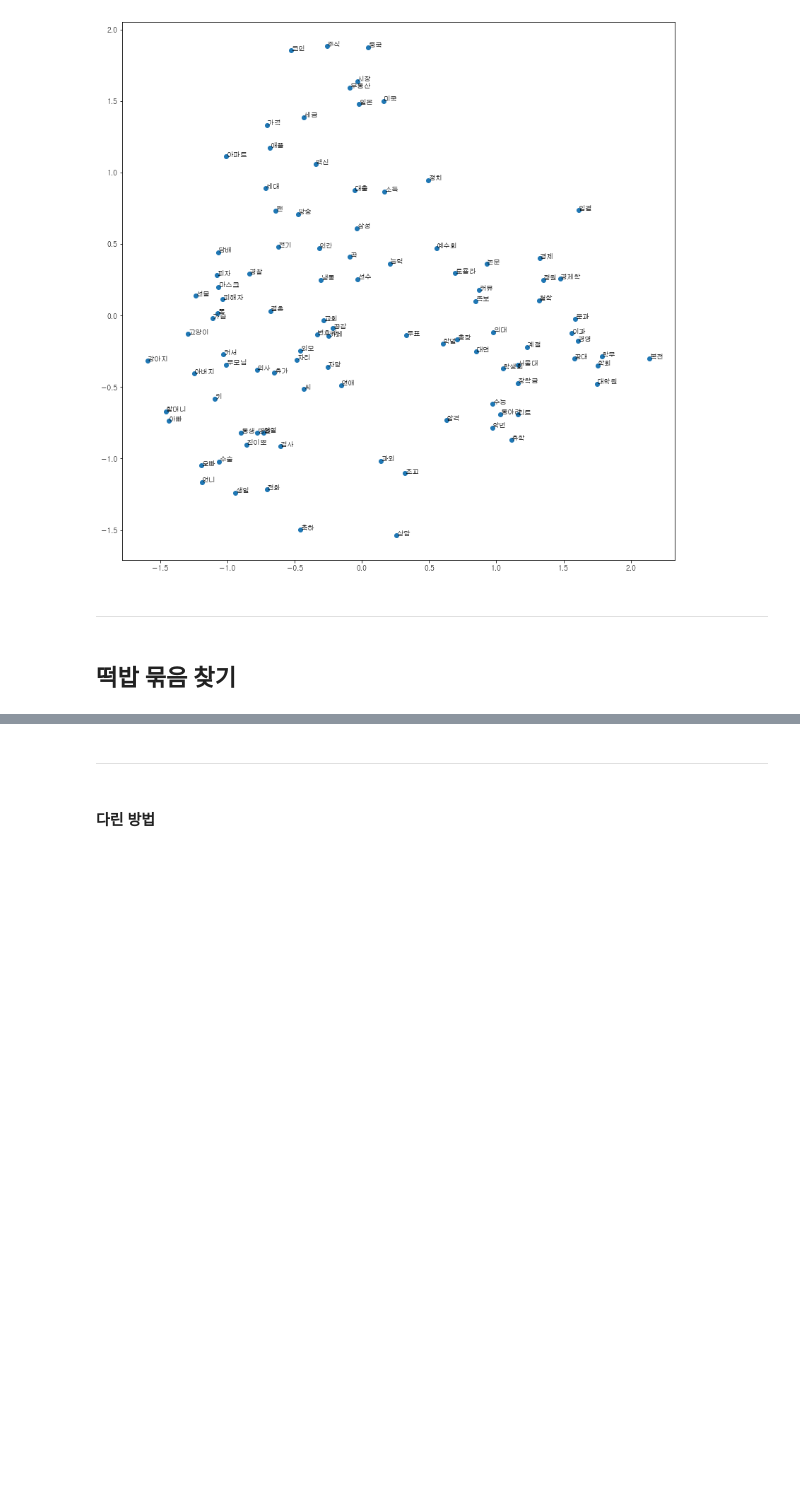
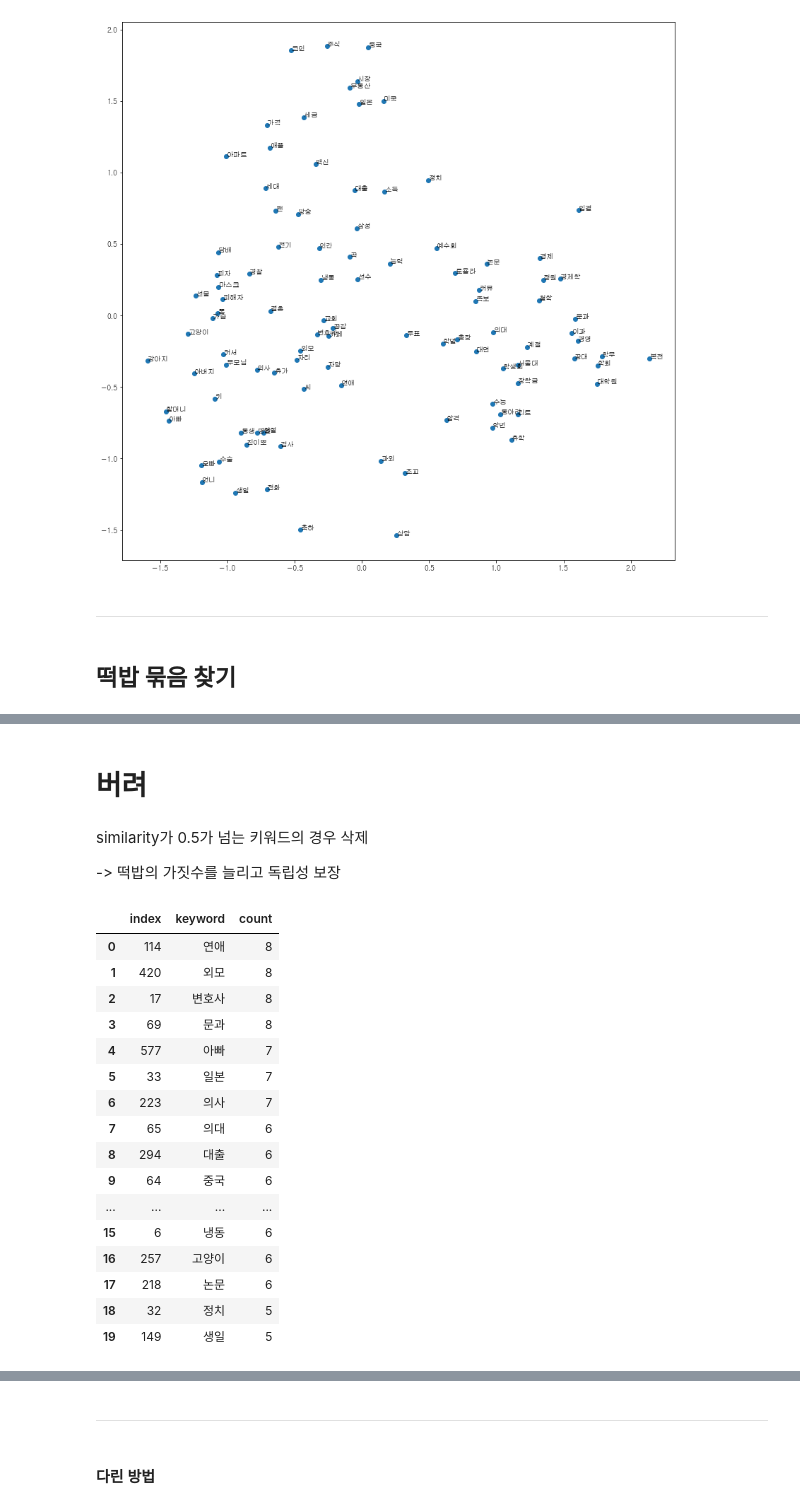
Before and after one commit to JourneyKo/ssodam, a Jupyter notebook: topic_more.ipynb, the cells around one changed output, grey strips where cells are left out. Saved outputs shown, nothing was run; the diff lists cells and outputs as text; code cells hidden in the pictures; blank space fills up the shorter version.

```diff
--- a/topic_more.ipynb
+++ b/topic_more.ipynb
@@ -313,0 +465,6 @@ bow_rev.append(pd.Series([1,1,1]),ignore_index=True)
+# %% [markdown]
+# 버려
+# %% [markdown]
+similarity가 0.5가 넘는 키워드의 경우 삭제
+
+-> 떡밥의 가짓수를 늘리고 독립성 보장
@@ -314 +473,21 @@ bow_rev.append(pd.Series([1,1,1]),ignore_index=True)
+# %%
+bow[:20]
+# %% [output]
+|  | index | keyword | count |
+| 0 | 114 | 연애 | 8 |
+| 1 | 420 | 외모 | 8 |
+| 2 | 17 | 변호사 | 8 |
+| 3 | 69 | 문과 | 8 |
+| 4 | 577 | 아빠 | 7 |
+| 5 | 33 | 일본 | 7 |
+| 6 | 223 | 의사 | 7 |
+| 7 | 65 | 의대 | 6 |
+| 8 | 294 | 대출 | 6 |
+| 9 | 64 | 중국 | 6 |
+| ... | ... | ... | ... |
+| 15 | 6 | 냉동 | 6 |
+| 16 | 257 | 고양이 | 6 |
+| 17 | 218 | 논문 | 6 |
+| 18 | 32 | 정치 | 5 |
+| 19 | 149 | 생일 | 5 |
 # %%
```
Also changed, not shown: parts of 44 cells of this notebook, 3 other files.
